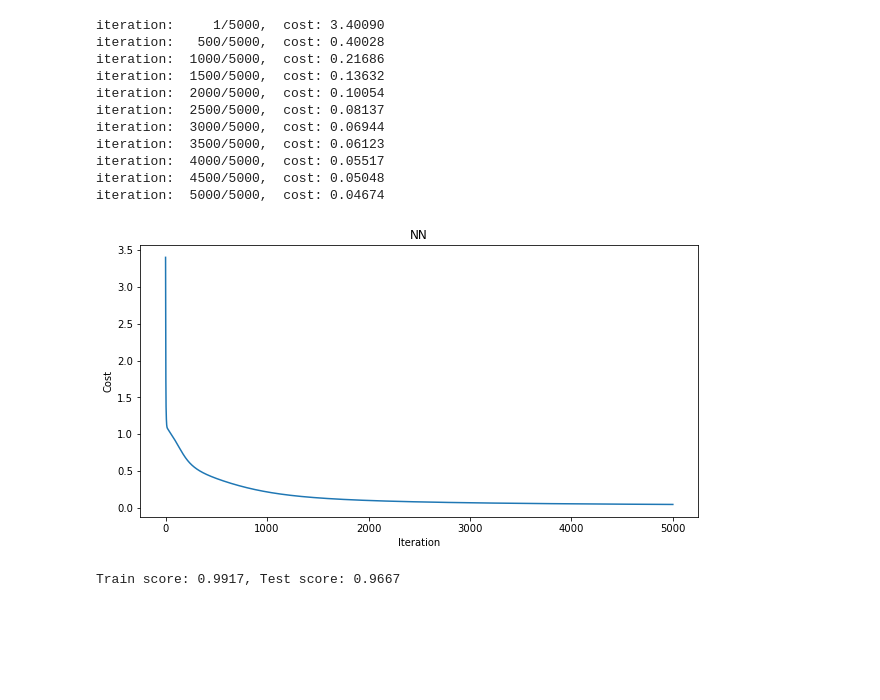
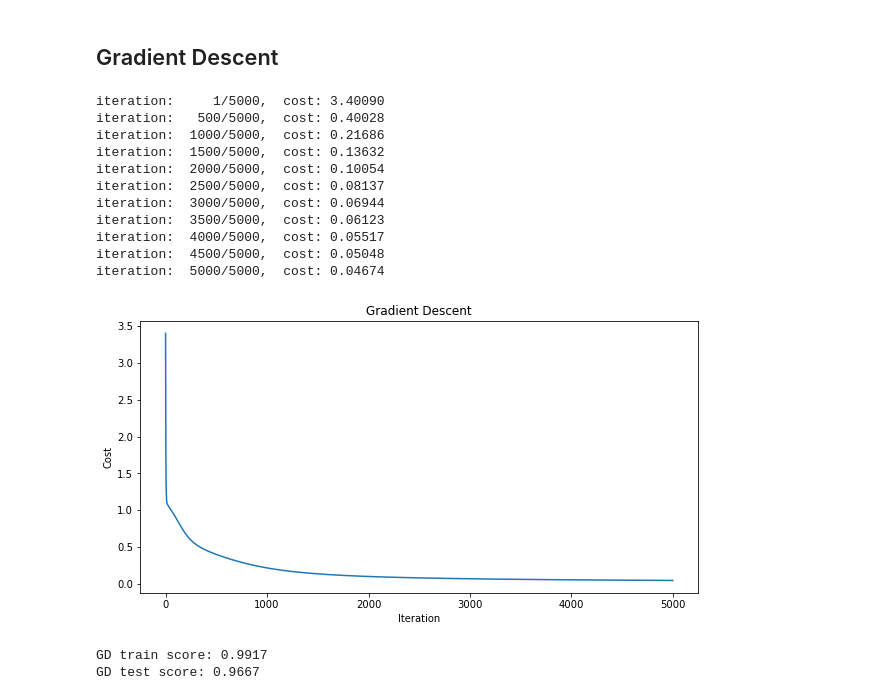
Before and after one commit to mhmdrz-mirdamadi/mlp-iris, a Jupyter notebook: main.ipynb, the cells around one changed output. Saved outputs shown, nothing was run; the diff lists cells and outputs as text; code cells hidden in the pictures; blank space fills up the shorter version.

```diff
--- a/main.ipynb
+++ b/main.ipynb
@@ -188,0 +231,16 @@ Train score: 0.9583, Test score: 0.9
+# %%
+epochs = 250
+lr = 0.01
+batch_size = 32
+n_batches = np.ceil(X_train.shape[0]/batch_size).astype(int)
+
+history_BGD = model.train_minibatchGD(X_train.T, y_train.T, lr, epochs, batch_size)
+
+model.plot_history(epochs*n_batches, history_BGD, 'Mini-batch Gradient Descent')
+
+y_hat_train_BGD = model.predict(X_train.T)
+score_train_BGD = model.score(y_train.T, y_hat_train_BGD)
+y_hat_test_BGD = model.predict(X_test.T)
+score_test_BGD = model.score(y_test.T, y_hat_test_BGD)
+print(f'Mini-batch GD train score: {score_train_BGD:.4}')
+print(f'Mini-batch GD test score: {score_test_BGD:.4}')
@@ -189,28 +262,31 @@ Train score: 0.9583, Test score: 0.9
+# %% [markdown]
+## Gradient Descent
 # %%
-n_hidden = 4
 epochs = 5000
 lr = 0.01
 
-model = three_layer_nn(n_hidden)
-h = model.train_GD(X_train.T, y_train.T, lr, epochs)
-model.plot_history(epochs, h, 'NN')
+history_GD = model.train_GD(X_train.T, y_train.T, lr, epochs)
 
-y_hat_train = model.predict(X_train.T)
-score_train = model.score(y_train.T, y_hat_train)
-y_hat_test = model.predict(X_test.T)
-score_test = model.score(y_test.T, y_hat_test)
-print(f'Train score: {score_train:.4}, Test score: {score_test:.4}')
+model.plot_history(epochs, history_GD, 'Gradient Descent')
+
+y_hat_train_GD = model.predict(X_train.T)
+score_train_GD = model.score(y_train.T, y_hat_train_GD)
+y_hat_test_GD = model.predict(X_test.T)
+score_test_GD = model.score(y_test.T, y_hat_test_GD)
+print(f'GD train score: {score_train_GD:.4}')
+print(f'GD test score: {score_test_GD:.4}')
 # %% [output]
 iteration:     1/5000,  cost: 3.40090
 iteration:   500/5000,  cost: 0.40028
 iteration:  1000/5000,  cost: 0.21686
 iteration:  1500/5000,  cost: 0.13632
 iteration:  2000/5000,  cost: 0.10054
 iteration:  2500/5000,  cost: 0.08137
 iteration:  3000/5000,  cost: 0.06944
 iteration:  3500/5000,  cost: 0.06123
 iteration:  4000/5000,  cost: 0.05517
 iteration:  4500/5000,  cost: 0.05048
 iteration:  5000/5000,  cost: 0.04674
-[figure, old version]
+[figure, new version]
-Train score: 0.9917, Test score: 0.9667
+GD train score: 0.9917
+GD test score: 0.9667
```
Also changed, not shown: parts of 10 cells of this notebook.
